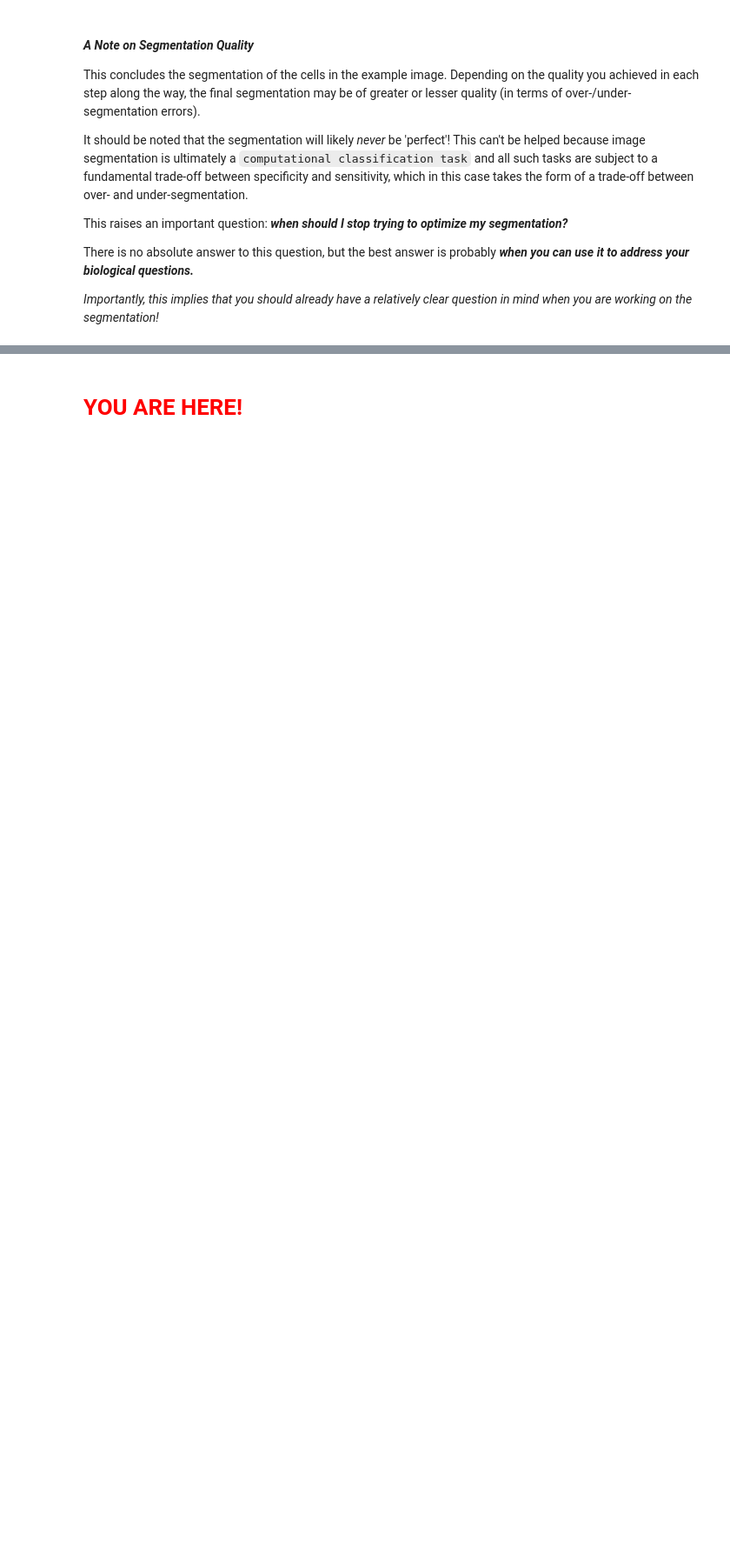
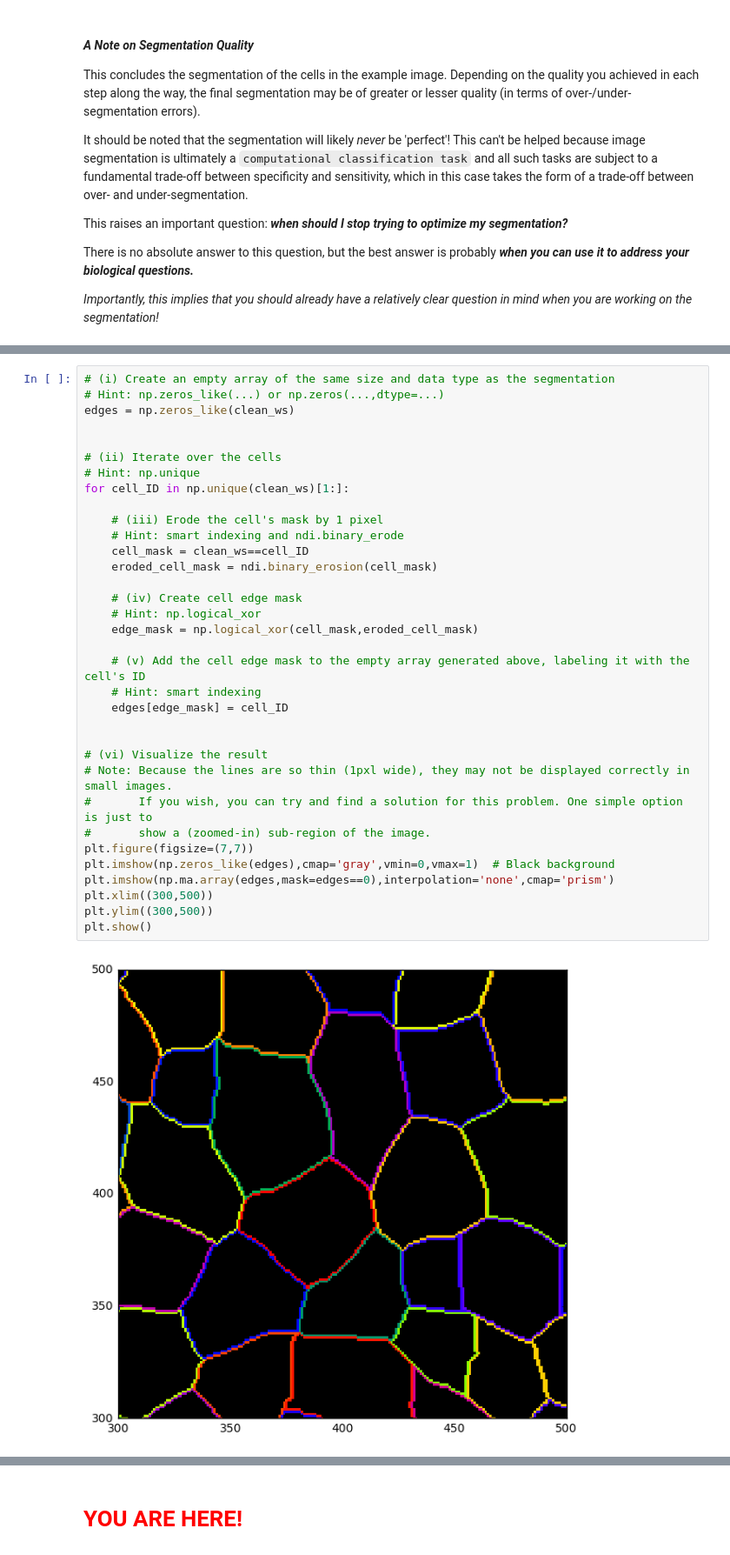
Before and after one commit to tobyhodges/python-workshop-image-processing, a Jupyter notebook: main_tutorial/tutorial_pipeline_solutions.ipynb, the cells around one changed output, grey strips where cells are left out. Shown at 87% size. Cells and saved outputs as stored; diff of their text form; blank space fills up the shorter version.

```diff
--- a/main_tutorial/tutorial_pipeline_solutions.ipynb
+++ b/main_tutorial/tutorial_pipeline_solutions.ipynb
@@ -446,0 +526,36 @@ There is no absolute answer to this question, but the best answer is probably **
+# %%
+# (i) Create an empty array of the same size and data type as the segmentation
+# Hint: np.zeros_like(...) or np.zeros(...,dtype=...)
+edges = np.zeros_like(clean_ws)
+
+
+# (ii) Iterate over the cells
+# Hint: np.unique
+for cell_ID in np.unique(clean_ws)[1:]:
+
+    # (iii) Erode the cell's mask by 1 pixel
+    # Hint: smart indexing and ndi.binary_erode
+    cell_mask = clean_ws==cell_ID
+    eroded_cell_mask = ndi.binary_erosion(cell_mask)
+
+    # (iv) Create cell edge mask
+    # Hint: np.logical_xor
+    edge_mask = np.logical_xor(cell_mask,eroded_cell_mask)
+
+    # (v) Add the cell edge mask to the empty array generated above, labeling it with the cell's ID
+    # Hint: smart indexing
+    edges[edge_mask] = cell_ID
+
+
+# (vi) Visualize the result
+# Note: Because the lines are so thin (1pxl wide), they may not be displayed correctly in small images.
+#       If you wish, you can try and find a solution for this problem. One simple option is just to
+#       show a (zoomed-in) sub-region of the image.
+plt.figure(figsize=(7,7))
+plt.imshow(np.zeros_like(edges),cmap='gray',vmin=0,vmax=1)  # Black background
+plt.imshow(np.ma.array(edges,mask=edges==0),interpolation='none',cmap='prism')
+plt.xlim((300,500))
+plt.ylim((300,500))
+plt.show()
+# %% [output]
+[figure, added]
```
Also changed, not shown: parts of 19 cells of this notebook, 1 other file.
